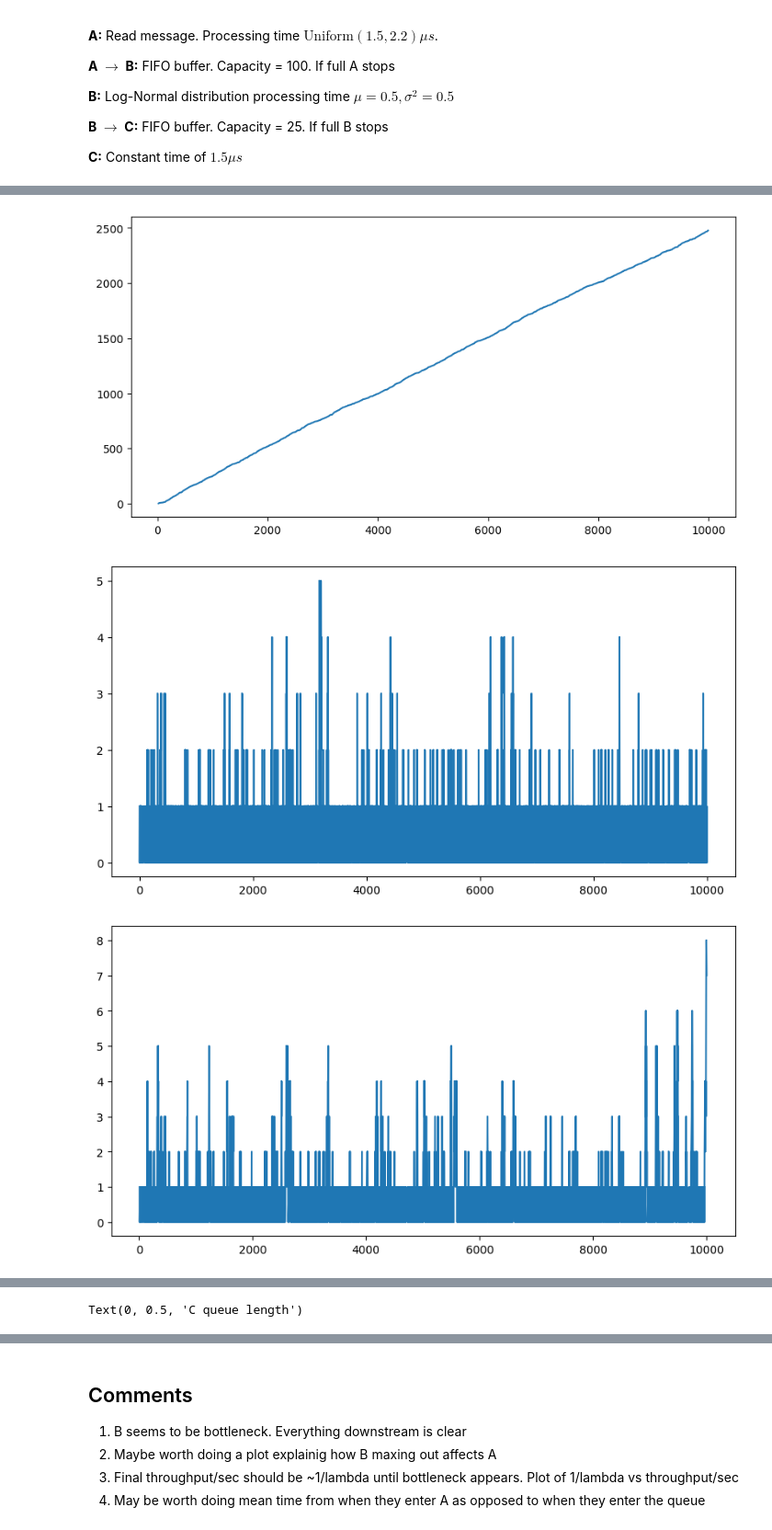
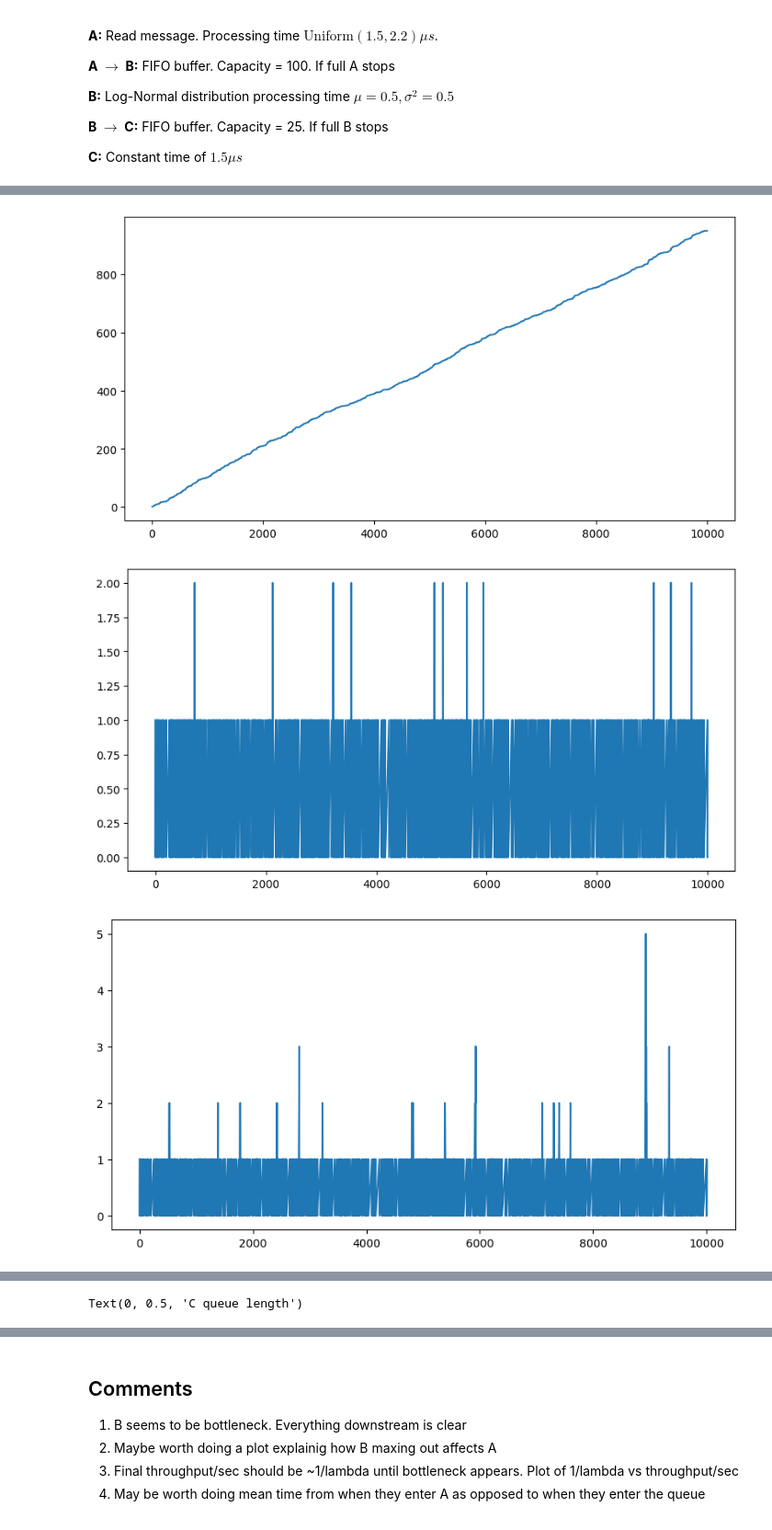
Before and after one commit to andrewN-DL/qec_system_modelling, a Jupyter notebook: modelling.ipynb, the cells around one changed output, grey strips where cells are left out. Shown at 92% size. Drawn from its saved outputs; the diff is of its cells as text; code cells hidden in the pictures.

```diff
--- a/modelling.ipynb
+++ b/modelling.ipynb
@@ -109,6 +109,7 @@ def run_sim(lam, max_time):
 
         # Event: qubit arrives
         if time == next_arrival:
+            # print('Next', time)
 
             # Add qubit to A queue
             a_queue.length += 1
@@ -132,29 +133,31 @@ def run_sim(lam, max_time):
 
         # Event: a finishes processing qubit
         elif time == a_finish:
+            # print('A', time)
             a_busy = False
 
             # Knock on to B if one already in A
-            if qubits_through_a > 1:
-                if b_queue.length < b_queue.max_length:
-                    b_queue.length += 1
+            # if qubits_through_a > 1:
+            if b_queue.length < b_queue.max_length:
+                b_queue.length += 1
 
-                    callbacks['b_queue_lengths'].append((b_queue.length, time))
+                callbacks['b_queue_lengths'].append((b_queue.length, time))
 
-                    # Stop A if B queue reaches capacity
-                    if b_queue.length == b_queue.max_length:
-                        a_stopped = True
-                else:
+                # Stop A if B queue reaches capacity
+                if b_queue.length == b_queue.max_length:
                     a_stopped = True
+            else:
+                a_stopped = True
 
-                    # Prevents starting next B job if queue is full
-                    continue
+                # Prevents starting next B job if queue is full
+                continue
 
             # Start next A job
             if (a_queue.length > 0) and (not a_stopped):
                 a_queue.length -= 1
                 a_busy = True
                 a_finish = time + ((np.random.random() * 0.7) + 1.5)
+                # print('#######',a_finish)
                 qubits_through_a += 1
 
                 # Gather statistics
@@ -175,21 +178,22 @@ def run_sim(lam, max_time):
 
         # Event. B finishes processing qubit
         elif time == b_finish:
+            # print('B', time)
             b_busy = False
             a_stopped = False
 
             # Add qubit to C queue if one already in B  component
-            if qubits_through_b > 1:
-                if c_queue.length < c_queue.max_length:
-                    c_queue.length += 1
+            # if qubits_through_b > 1:
+            if c_queue.length < c_queue.max_length:
+                c_queue.length += 1
 
-                    if c_queue.length == c_queue.max_length:
-                        b_stopped = True
-                else:
+                if c_queue.length == c_queue.max_length:
                     b_stopped = True
+            else:
+                b_stopped = True
 
-                    # Prevents starting next C job if queue is full
-                    continue
+                # Prevents starting next C job if queue is full
+                continue
 
             # New qubit into B component
             if (b_queue.length > 0) and (not b_stopped):
@@ -214,11 +218,12 @@ def run_sim(lam, max_time):
 
         # Event: C finishes
         elif time == c_finish:
+            # print('C', time)
             c_busy = False
             b_stopped = False
 
-            if qubits_through_c > 1:
-                callbacks['qubit_out_times'].append(time)
+            # if qubits_through_c > 1:
+            callbacks['qubit_out_times'].append(time)
 
             # Start another C job if queue exists
             if c_queue.length > 0:
@@ -256,7 +261,7 @@ def run_sim(lam, max_time):
 
     return callbacks
 
-lam = 4
+lam = 10
 callbacks = run_sim(lam, 10000)
 
 print('Num Qubits through system:', len(callbacks['qubit_out_times']))
@@ -270,6 +275,9 @@ print('C utilisation: ', callbacks['component_utilisation']['c'])
 
 print('Time stopped A: ', callbacks['time_stopped_a'])
 print('Time stopped B: ', callbacks['time_stopped_b'])
+
+print(len(callbacks['qubit_in_times']), callbacks['qubit_in_times'])
+print(len(callbacks['qubit_out_times']), callbacks['qubit_out_times'])
 
 
 fig = plt.figure(figsize = (10, 5))
@@ -315,3 +325,3 @@ Time stopped B:  0.0
-[figure, old version]
+[figure, new version]
-[figure, old version]
+[figure, new version]
-[figure, old version]
+[figure, new version]
```
Also changed, not shown: parts of 2 cells of this notebook, 1 other file.
